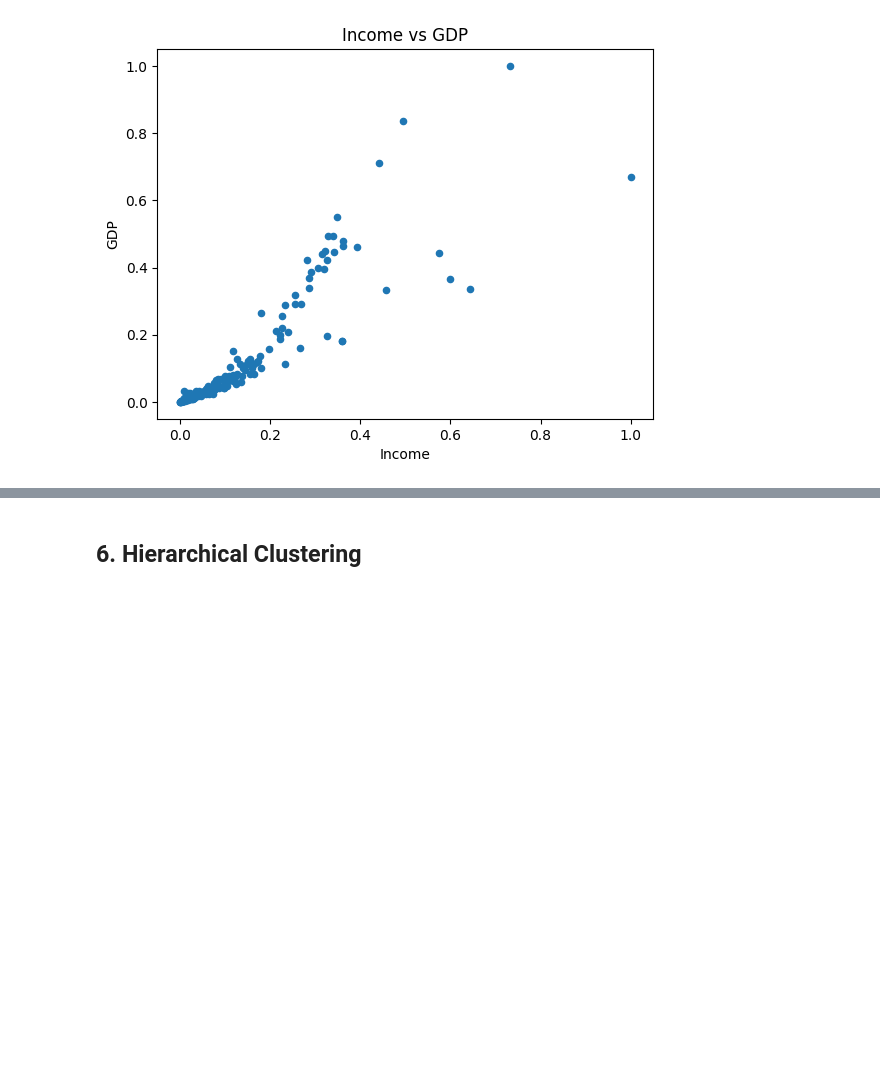
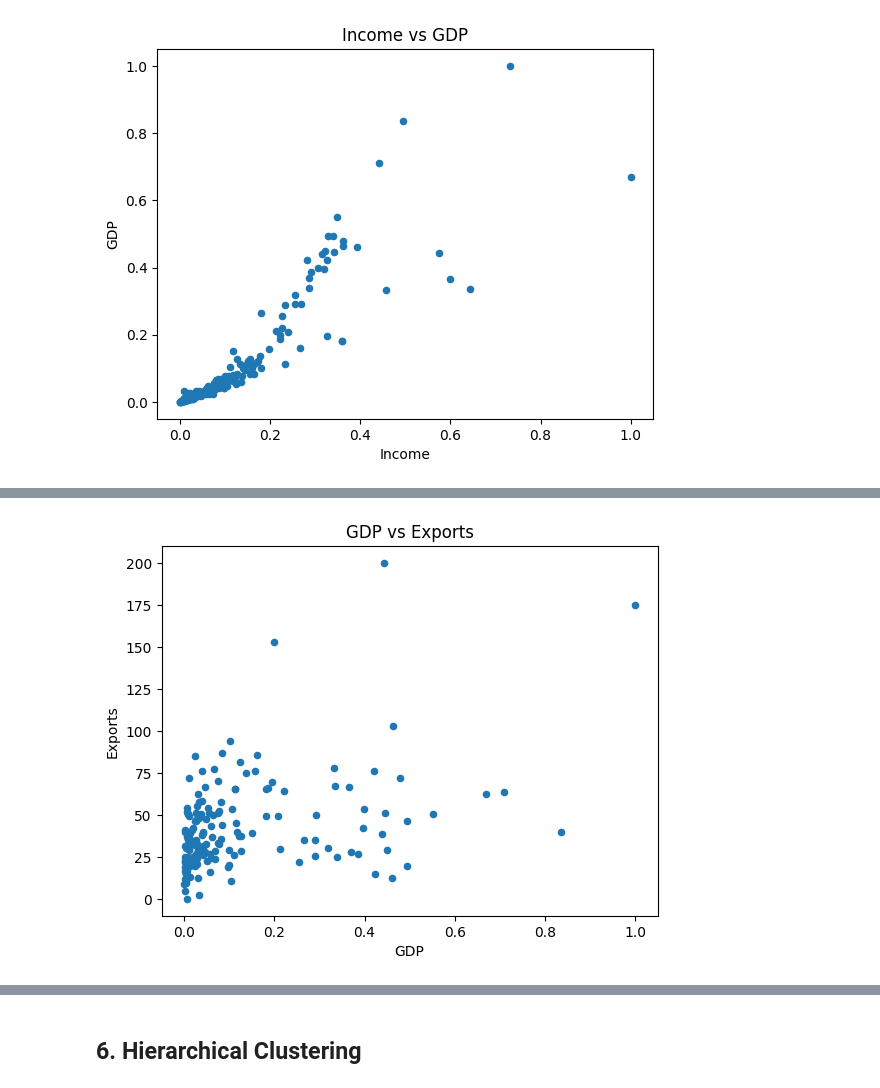
Before and after one commit to leonnmarcoo/CCADMACL_EXERCISES_COM232, a Jupyter notebook: Exercise 2B.ipynb, the cells around one changed output, grey strips where cells are left out. Cells and saved outputs as stored; diff of their text form; code cells hidden in the pictures; blank space fills up the shorter version.

```diff
--- a/Exercise 2B.ipynb
+++ b/Exercise 2B.ipynb
@@ -225,3 +233,11 @@ plt.show()
+# %%
+new_df.plot.scatter(x='gdpp', y='exports')
+plt.xlabel('GDP')
+plt.ylabel('Exports')
+plt.title('GDP vs Exports')
+plt.show()
+# %% [output]
+[figure, added]
 # %%
 three_df = df [['income', 'gdpp', 'exports']]
 # %%
```
Also changed, not shown: parts of 3 cells of this notebook.
